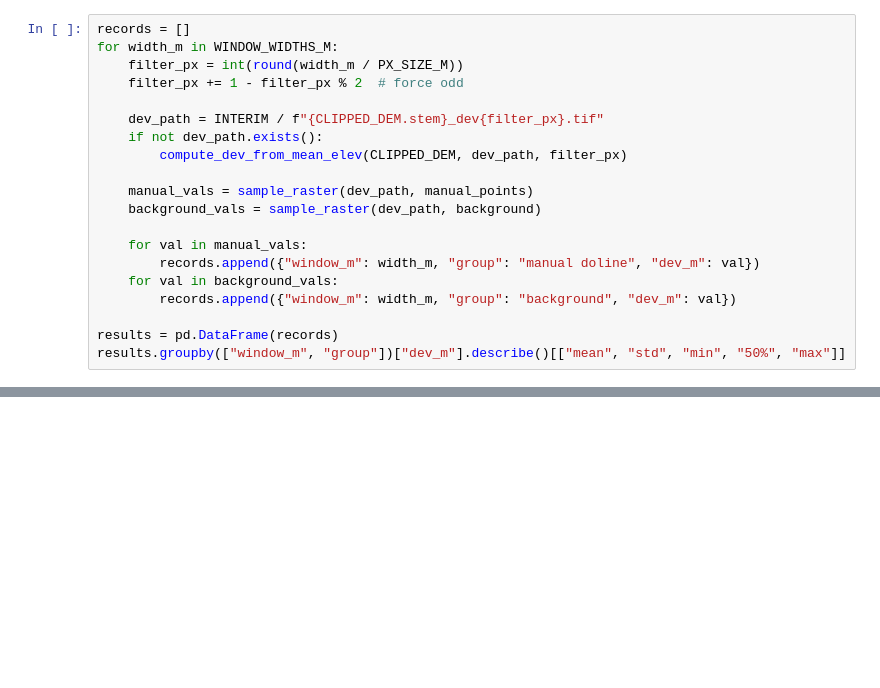
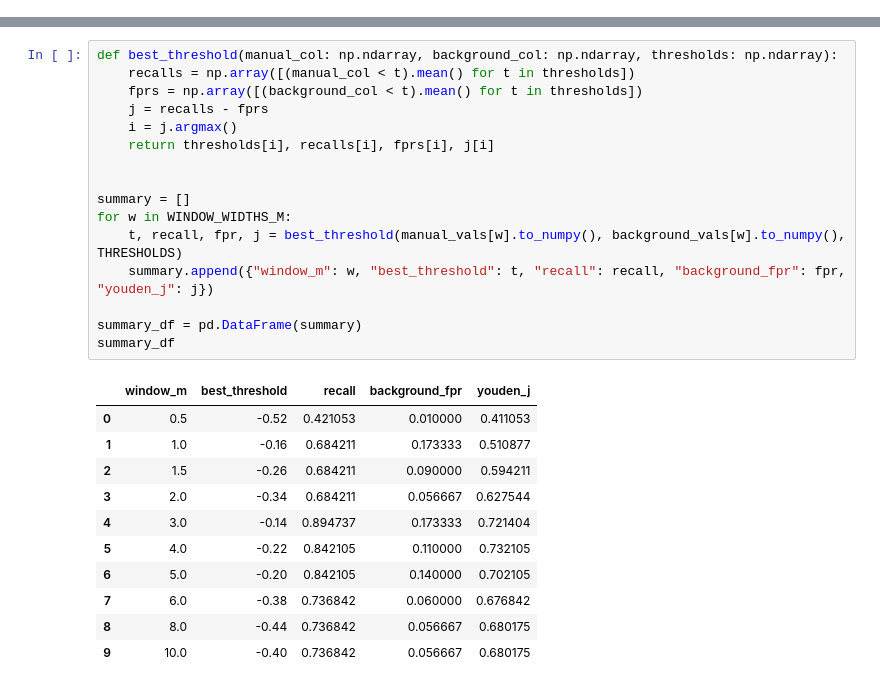
Before and after one commit to HannaZoe/Master_Thesis, a Jupyter notebook: notebooks/03_doline_calibration_20250820.ipynb, the cells around one changed output, grey strips where cells are left out. Saved outputs shown, nothing was run; the diff lists cells and outputs as text; blank space fills up the shorter version.

```diff
--- a/notebooks/03_doline_calibration_20250820.ipynb
+++ b/notebooks/03_doline_calibration_20250820.ipynb
@@ -56,20 +80,0 @@ print(f"{len(background)} background points sampled")
-# %%
-records = []
-for width_m in WINDOW_WIDTHS_M:
-    filter_px = int(round(width_m / PX_SIZE_M))
-    filter_px += 1 - filter_px % 2  # force odd
-
-    dev_path = INTERIM / f"{CLIPPED_DEM.stem}_dev{filter_px}.tif"
-    if not dev_path.exists():
-        compute_dev_from_mean_elev(CLIPPED_DEM, dev_path, filter_px)
-
-    manual_vals = sample_raster(dev_path, manual_points)
-    background_vals = sample_raster(dev_path, background)
-
-    for val in manual_vals:
-        records.append({"window_m": width_m, "group": "manual doline", "dev_m": val})
-    for val in background_vals:
-        records.append({"window_m": width_m, "group": "background", "dev_m": val})
-
-results = pd.DataFrame(records)
-results.groupby(["window_m", "group"])["dev_m"].describe()[["mean", "std", "min", "50%", "max"]]
@@ -109,0 +85,28 @@ plt.show()
+# %%
+def best_threshold(manual_col: np.ndarray, background_col: np.ndarray, thresholds: np.ndarray):
+    recalls = np.array([(manual_col < t).mean() for t in thresholds])
+    fprs = np.array([(background_col < t).mean() for t in thresholds])
+    j = recalls - fprs
+    i = j.argmax()
+    return thresholds[i], recalls[i], fprs[i], j[i]
+
+
+summary = []
+for w in WINDOW_WIDTHS_M:
+    t, recall, fpr, j = best_threshold(manual_vals[w].to_numpy(), background_vals[w].to_numpy(), THRESHOLDS)
+    summary.append({"window_m": w, "best_threshold": t, "recall": recall, "background_fpr": fpr, "youden_j": j})
+
+summary_df = pd.DataFrame(summary)
+summary_df
+# %% [output]
+|  | window_m | best_threshold | recall | background_fpr | youden_j |
+| 0 | 0.5 | -0.52 | 0.421053 | 0.010000 | 0.411053 |
+| 1 | 1.0 | -0.16 | 0.684211 | 0.173333 | 0.510877 |
+| 2 | 1.5 | -0.26 | 0.684211 | 0.090000 | 0.594211 |
+| 3 | 2.0 | -0.34 | 0.684211 | 0.056667 | 0.627544 |
+| 4 | 3.0 | -0.14 | 0.894737 | 0.173333 | 0.721404 |
+| 5 | 4.0 | -0.22 | 0.842105 | 0.110000 | 0.732105 |
+| 6 | 5.0 | -0.20 | 0.842105 | 0.140000 | 0.702105 |
+| 7 | 6.0 | -0.38 | 0.736842 | 0.060000 | 0.676842 |
+| 8 | 8.0 | -0.44 | 0.736842 | 0.056667 | 0.680175 |
+| 9 | 10.0 | -0.40 | 0.736842 | 0.056667 | 0.680175 |
```
Also changed, not shown: parts of 12 cells of this notebook, 4 other files.
